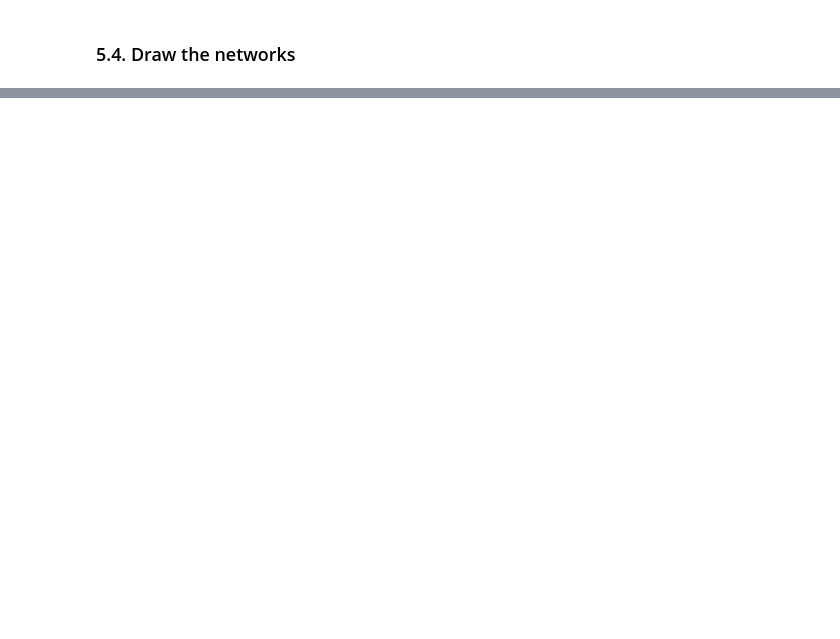
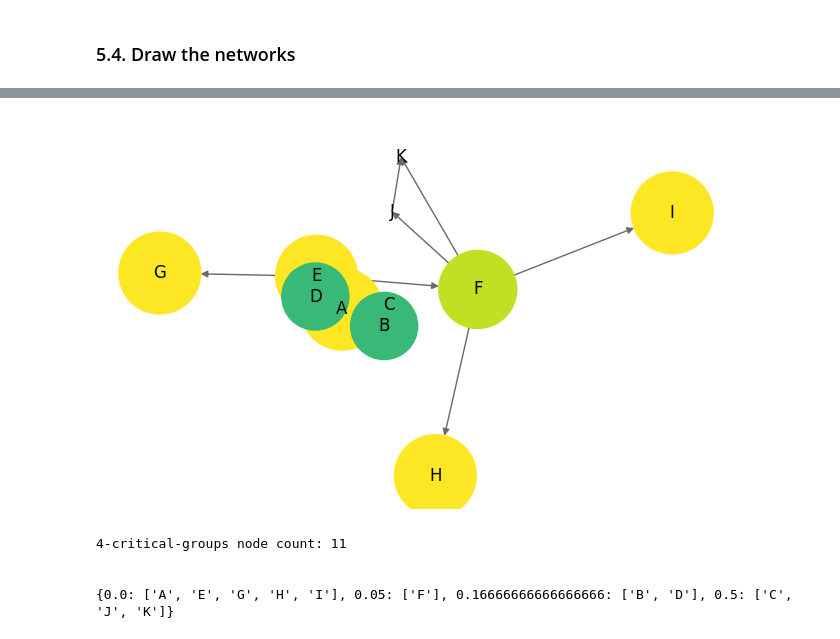
Before and after one commit to ricardolsmendes/sna-dw, a Jupyter notebook: social-network-analysis/5_presentation-example.ipynb, the cells around one changed output, grey strips where cells are left out. Cells and saved outputs as stored; diff of their text form; code cells hidden in the pictures; blank space fills up the shorter version.

Commit message:
docs: add example for clustering presentation

```diff
--- a/social-network-analysis/5_presentation-example.ipynb
+++ b/social-network-analysis/5_presentation-example.ipynb
@@ -139,3 +138,28 @@ def get_betweenness_centrality_critical_nodes_for_count(
     print(f"{group_count}-critical-groups node count: {node_count}\n")
 
     return highest_bc, node_count
+# %%
+def draw_clustering_based_network(graph: Graph) -> None:
+    clustering = nx.clustering(graph)
+
+    lowest_non_zero_clust_coef = min(
+        clust_coef for _, clust_coef in clustering.items() if clust_coef > 0
+    )
+    highest_clust_coef = max(
+        clust_coef for _, clust_coef in clustering.items())
+    scaling_factor = 3500 / highest_clust_coef
+
+    normalized_node_params = [
+        (0.5 - (clust_coef or (lowest_non_zero_clust_coef / 10))) * scaling_factor
+        for _, clust_coef in clustering.items()
+    ]
+
+    plt.figure(figsize=(8, 5))
+    nx.draw_networkx(
+        graph,
+        pos=nx.spring_layout(graph),
+        edge_color="dimgray",
+        node_color=normalized_node_params,
+        node_size=normalized_node_params,
+    )
+    plt.axis("off")
@@ -166,0 +242,14 @@ print(f"\n{presentation_critical_groups}")
+# %%
+draw_clustering_based_network(presentation_graph)
+# %% [output]
+[figure, added]
+# %%
+presentation_critical_groups, _ = get_clustering_critical_nodes_for_count(
+    presentation_graph, 10
+)
+print(f"\n{presentation_critical_groups}")
+# %% [output]
+4-critical-groups node count: 11
+
+
+{0.0: ['A', 'E', 'G', 'H', 'I'], 0.05: ['F'], 0.16666666666666666: ['B', 'D'], 0.5: ['C', 'J', 'K']}
```
Also changed, not shown: parts of 9 cells of this notebook.
